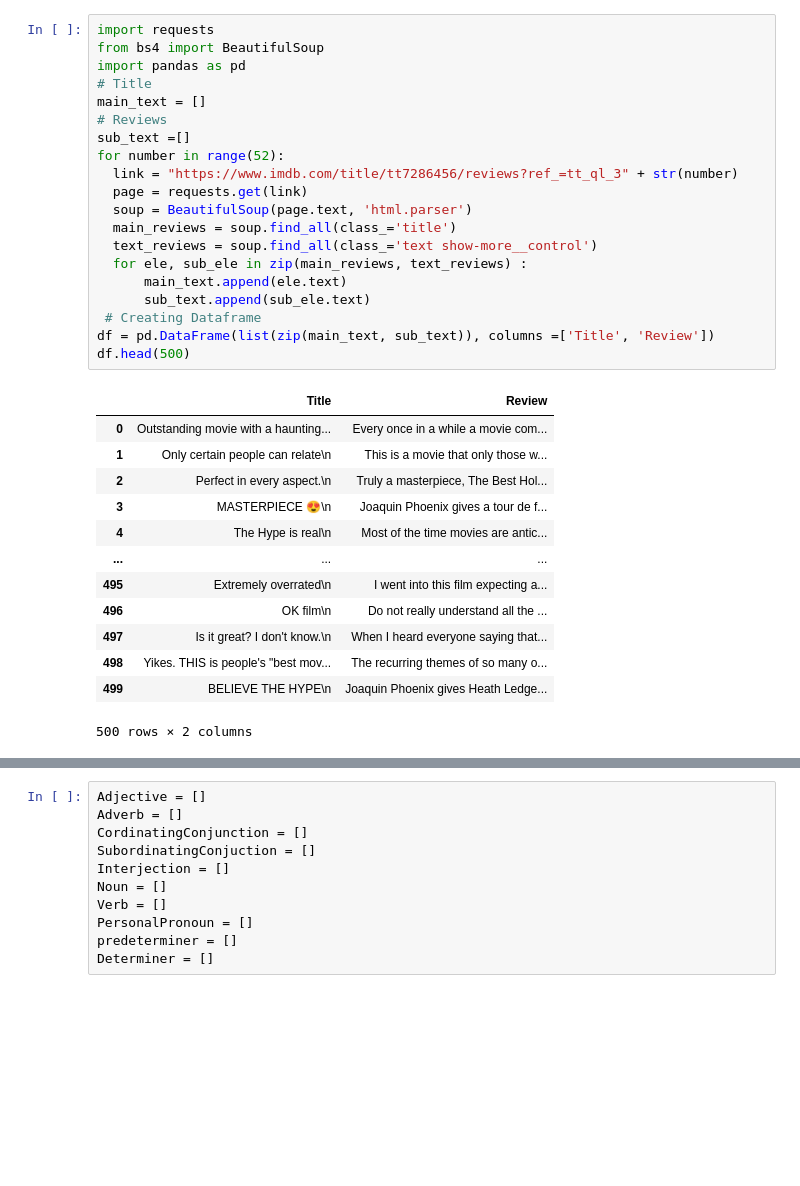
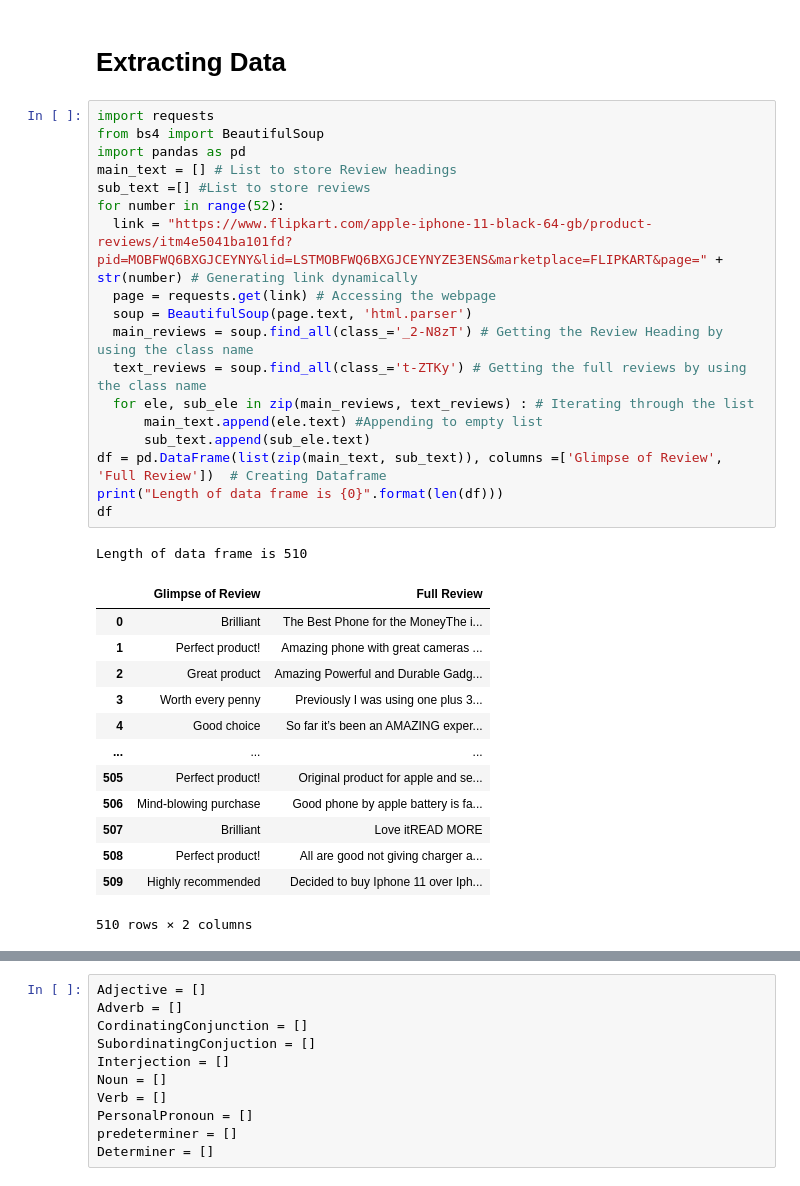
Before and after one commit to Rana-G/Ranakowndinya_INFO5731_Spring2021, a Jupyter notebook: In_class_exercise_05.ipynb, the cells around one changed output, grey strips where cells are left out. Drawn from its saved outputs; the diff is of its cells as text; blank space fills up the shorter version.

```diff
--- a/In_class_exercise_05.ipynb
+++ b/In_class_exercise_05.ipynb
@@ -3,34 +45,35 @@
+# %% [markdown]
+# **Extracting Data**
 # %%
 import requests
 from bs4 import BeautifulSoup
 import pandas as pd
-# Title
-main_text = []
-# Reviews
-sub_text =[]
+main_text = [] # List to store Review headings
+sub_text =[] #List to store reviews
 for number in range(52):
-  link = "https://www.imdb.com/title/tt7286456/reviews?ref_=tt_ql_3" + str(number)
-  page = requests.get(link)
+  link = "https://www.flipkart.com/apple-iphone-11-black-64-gb/product-reviews/itm4e5041ba101fd?pid=MOBFWQ6BXGJCEYNY&lid=LSTMOBFWQ6BXGJCEYNYZE3ENS&marketplace=FLIPKART&page=" + str(number) # Generating link dynamically
+  page = requests.get(link) # Accessing the webpage
   soup = BeautifulSoup(page.text, 'html.parser')
-  main_reviews = soup.find_all(class_='title')
-  text_reviews = soup.find_all(class_='text show-more__control')
-  for ele, sub_ele in zip(main_reviews, text_reviews) :
-      main_text.append(ele.text)
+  main_reviews = soup.find_all(class_='_2-N8zT') # Getting the Review Heading by using the class name
+  text_reviews = soup.find_all(class_='t-ZTKy') # Getting the full reviews by using the class name
+  for ele, sub_ele in zip(main_reviews, text_reviews) : # Iterating through the list
+      main_text.append(ele.text) #Appending to empty list
       sub_text.append(sub_ele.text)
- # Creating Dataframe
-df = pd.DataFrame(list(zip(main_text, sub_text)), columns =['Title', 'Review'])
-df.head(500)
+df = pd.DataFrame(list(zip(main_text, sub_text)), columns =['Glimpse of Review', 'Full Review'])  # Creating Dataframe
+print("Length of data frame is {0}".format(len(df)))
+df
 # %% [output]
+Length of data frame is 510
-|  | Title | Review |
-| 0 | Outstanding movie with a haunting... | Every once in a while a movie com... |
-| 1 | Only certain people can relate\n | This is a movie that only those w... |
-| 2 | Perfect in every aspect.\n | Truly a masterpiece, The Best Hol... |
-| 3 | MASTERPIECE 😍\n | Joaquin Phoenix gives a tour de f... |
-| 4 | The Hype is real\n | Most of the time movies are antic... |
+|  | Glimpse of Review | Full Review |
+| 0 | Brilliant | The Best Phone for the MoneyThe i... |
+| 1 | Perfect product! | Amazing phone with great cameras ... |
+| 2 | Great product | Amazing Powerful and Durable Gadg... |
+| 3 | Worth every penny | Previously I was using one plus 3... |
+| 4 | Good choice | So far it’s been an AMAZING exper... |
 | ... | ... | ... |
-| 495 | Extremely overrated\n | I went into this film expecting a... |
-| 496 | OK film\n | Do not really understand all the ... |
-| 497 | Is it great? I don't know.\n | When I heard everyone saying that... |
-| 498 | Yikes. THIS is people's "best mov... | The recurring themes of so many o... |
-| 499 | BELIEVE THE HYPE\n | Joaquin Phoenix gives Heath Ledge... |
+| 505 | Perfect product! | Original product for apple and se... |
+| 506 | Mind-blowing purchase | Good phone by apple battery is fa... |
+| 507 | Brilliant | Love itREAD MORE |
+| 508 | Perfect product! | All are good not giving charger a... |
+| 509 | Highly recommended | Decided to buy Iphone 11 over Iph... |
-500 rows × 2 columns
+510 rows × 2 columns
```
Also changed, not shown: parts of 32 cells of this notebook, 4 other files.
